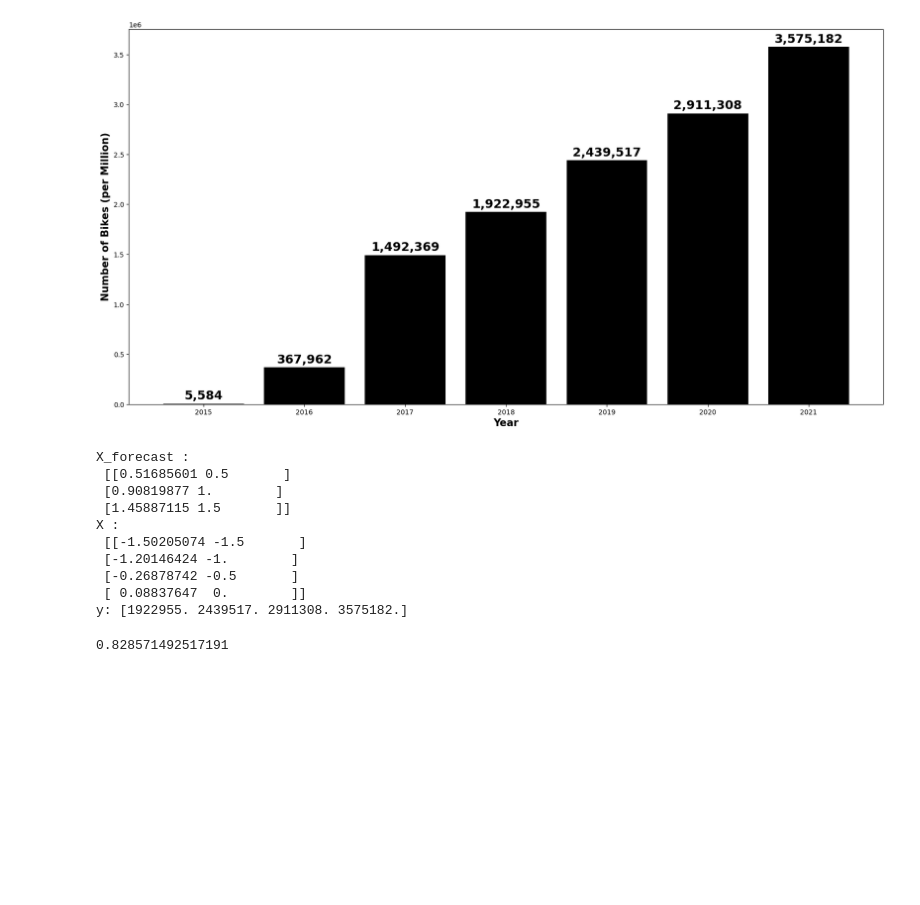
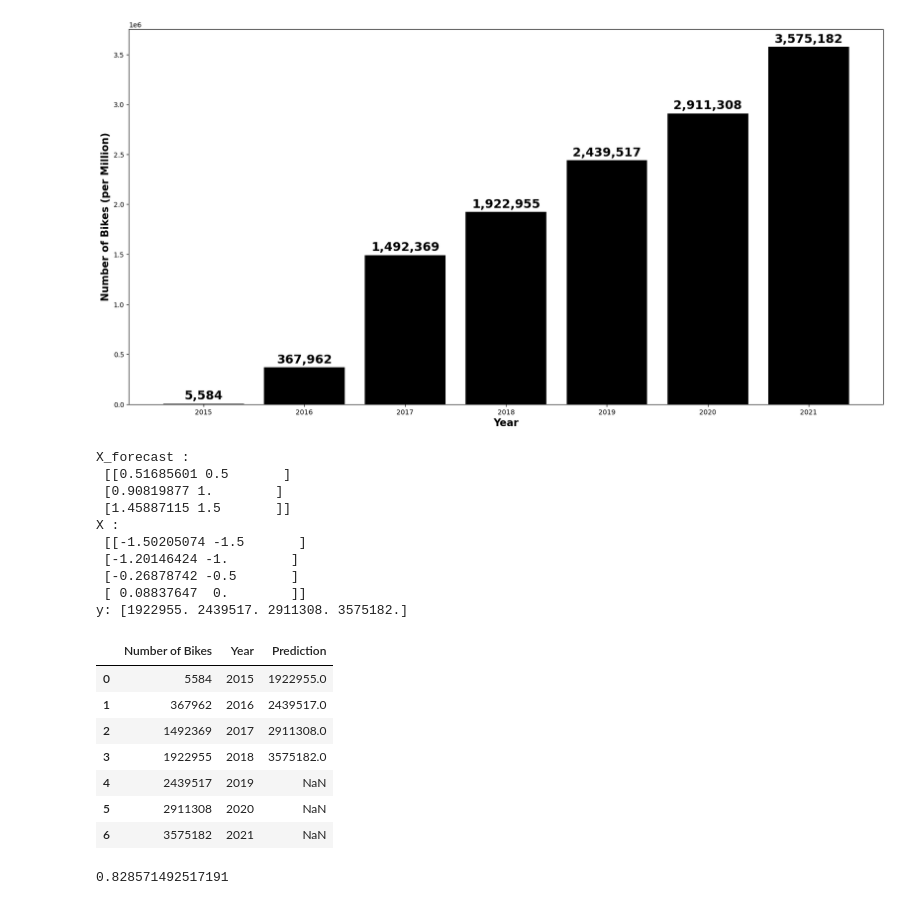
Before and after one commit to L-Pen/EY-case-comp-2022, a Jupyter notebook: bikemodel.ipynb, the cells around one changed output. Drawn from its saved outputs; the diff is of its cells as text; code cells hidden in the pictures; blank space fills up the shorter version.

```diff
--- a/bikemodel.ipynb
+++ b/bikemodel.ipynb
@@ -126,33 +126,43 @@ df['Prediction'] = df["Number of Bikes"].shift(-3) #Create a prediction row and
 
 #X datas4et feautures
 #Y datatset is labels
 
 X = np.array(df.drop(['Prediction'],1)) #drop prediction column in order to not corrupt preprocessing
 X = preprocessing.scale(X) #standardize data setting the mean = 0 and std = 1
 
 X_forecast = X[-forecast:] #preprocessing still accounts for last 3 years so we need to index the data to exclude the last 3 years
 X = X[:-forecast] #all but the last 3 years
 
 y = np.array(df['Prediction'])
 y = y[:-forecast]
 
 
 #ensured X and Y have same length
 
 print("X_forecast :\n",X_forecast)
 print("X :\n", X)
 print("y:",y)
+
+df
 # %% [output]
 X_forecast :
  [[0.51685601 0.5       ]
  [0.90819877 1.        ]
  [1.45887115 1.5       ]]
 X :
  [[-1.50205074 -1.5       ]
  [-1.20146424 -1.        ]
  [-0.26878742 -0.5       ]
  [ 0.08837647  0.        ]]
 y: [1922955. 2439517. 2911308. 3575182.]
+|  | Number of Bikes | Year | Prediction |
+| 0 | 5584 | 2015 | 1922955.0 |
+| 1 | 367962 | 2016 | 2439517.0 |
+| 2 | 1492369 | 2017 | 2911308.0 |
+| 3 | 1922955 | 2018 | 3575182.0 |
+| 4 | 2439517 | 2019 | NaN |
+| 5 | 2911308 | 2020 | NaN |
+| 6 | 3575182 | 2021 | NaN |
 # %%
 X_train, X_test, y_train, y_test = train_test_split(X,y,test_size=0.4) # split train and test datasets using an 60/40 split
 clf = LinearRegression() #initialize linear regression model and classifier
```
Also changed, not shown: parts of 3 cells of this notebook.
